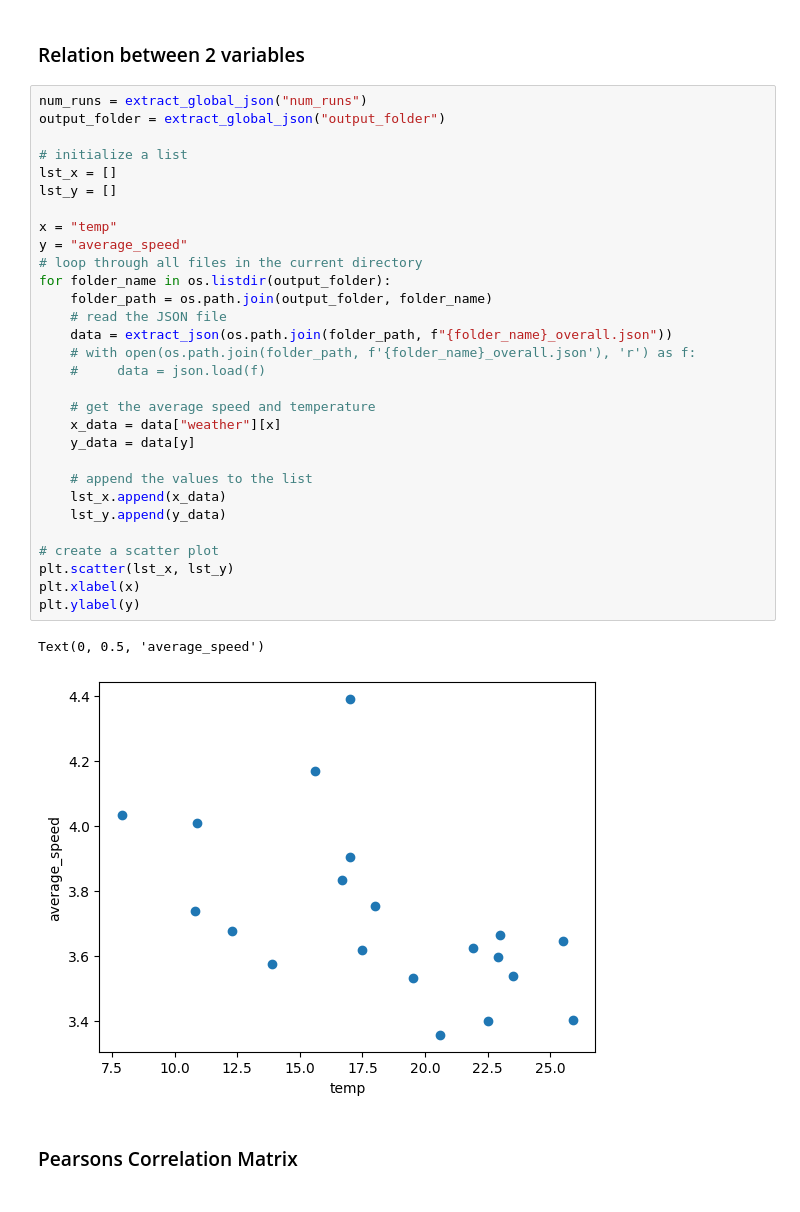
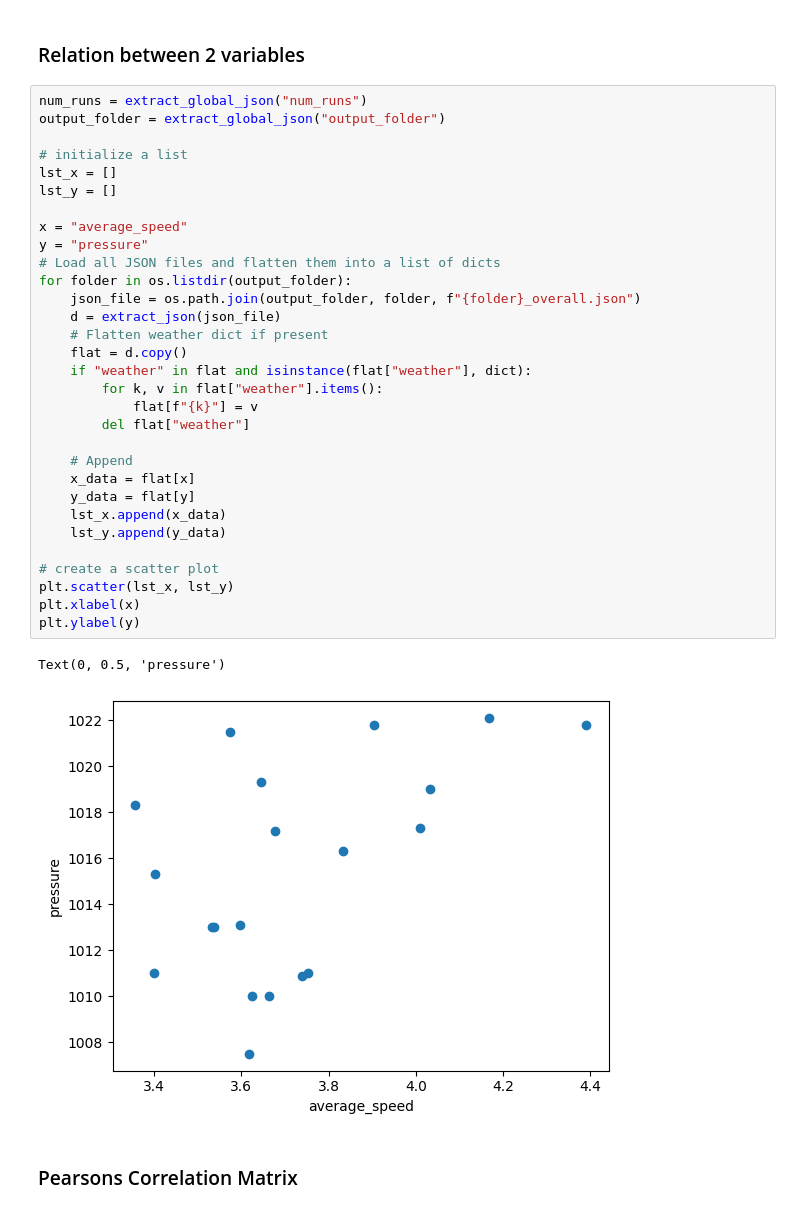
Before and after one commit to rei289/Marathon-Simulation, a Jupyter notebook: DataAnalysis.ipynb, the cells around one changed output. Cells and saved outputs as stored; diff of their text form.

```diff
--- a/DataAnalysis.ipynb
+++ b/DataAnalysis.ipynb
@@ -20,36 +20,37 @@ This section will focus on analyzing the overall performance of the runner acros
 # %%
 num_runs = extract_global_json("num_runs")
 output_folder = extract_global_json("output_folder")
 
 # initialize a list
 lst_x = []
 lst_y = []
 
-x = "temp"
-y = "average_speed"
-# loop through all files in the current directory
-for folder_name in os.listdir(output_folder):
-    folder_path = os.path.join(output_folder, folder_name)
-    # read the JSON file
-    data = extract_json(os.path.join(folder_path, f"{folder_name}_overall.json"))
-    # with open(os.path.join(folder_path, f'{folder_name}_overall.json'), 'r') as f:
-    #     data = json.load(f)
+x = "average_speed"
+y = "pressure"
+# Load all JSON files and flatten them into a list of dicts
+for folder in os.listdir(output_folder):
+    json_file = os.path.join(output_folder, folder, f"{folder}_overall.json")
+    d = extract_json(json_file)
+    # Flatten weather dict if present
+    flat = d.copy()
+    if "weather" in flat and isinstance(flat["weather"], dict):
+        for k, v in flat["weather"].items():
+            flat[f"{k}"] = v
+        del flat["weather"]
 
-    # get the average speed and temperature
-    x_data = data["weather"][x]
-    y_data = data[y]
-
-    # append the values to the list
+    # Append
+    x_data = flat[x]
+    y_data = flat[y]
     lst_x.append(x_data)
     lst_y.append(y_data)
 
 # create a scatter plot
 plt.scatter(lst_x, lst_y)
 plt.xlabel(x)
 plt.ylabel(y)
 # %% [output]
-Text(0, 0.5, 'average_speed')
+Text(0, 0.5, 'pressure')
-[figure, old version]
+[figure, new version]
 # %% [markdown]
 ### Pearsons Correlation Matrix
 # %%
```
Also changed, not shown: parts of 1 cell of this notebook.
